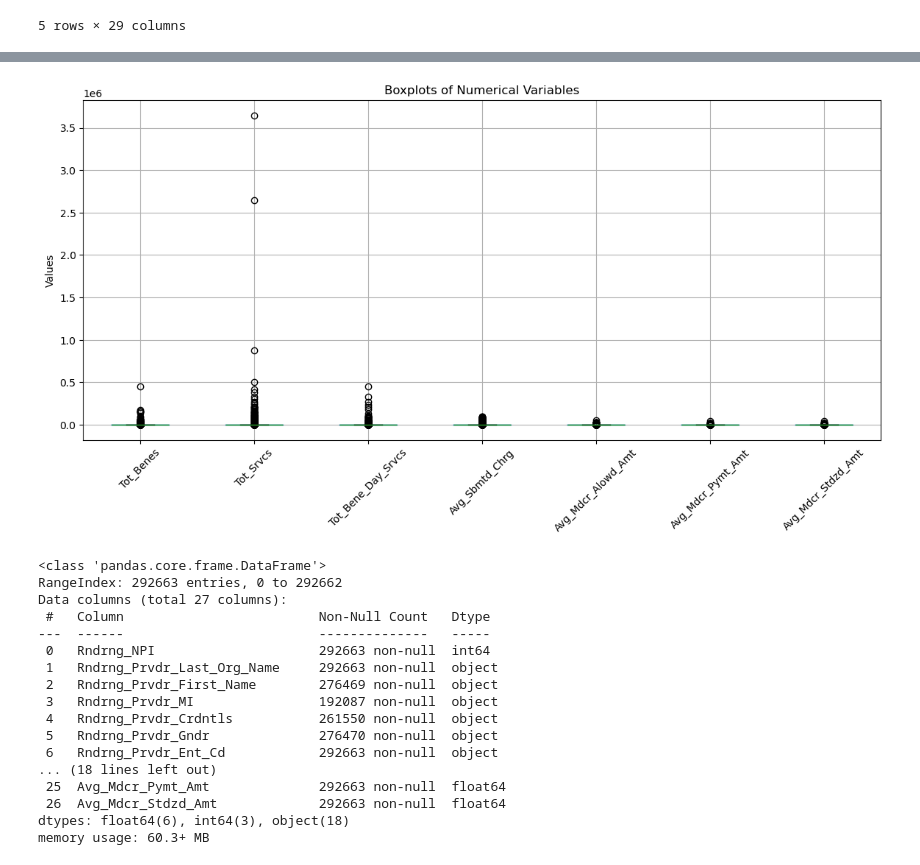
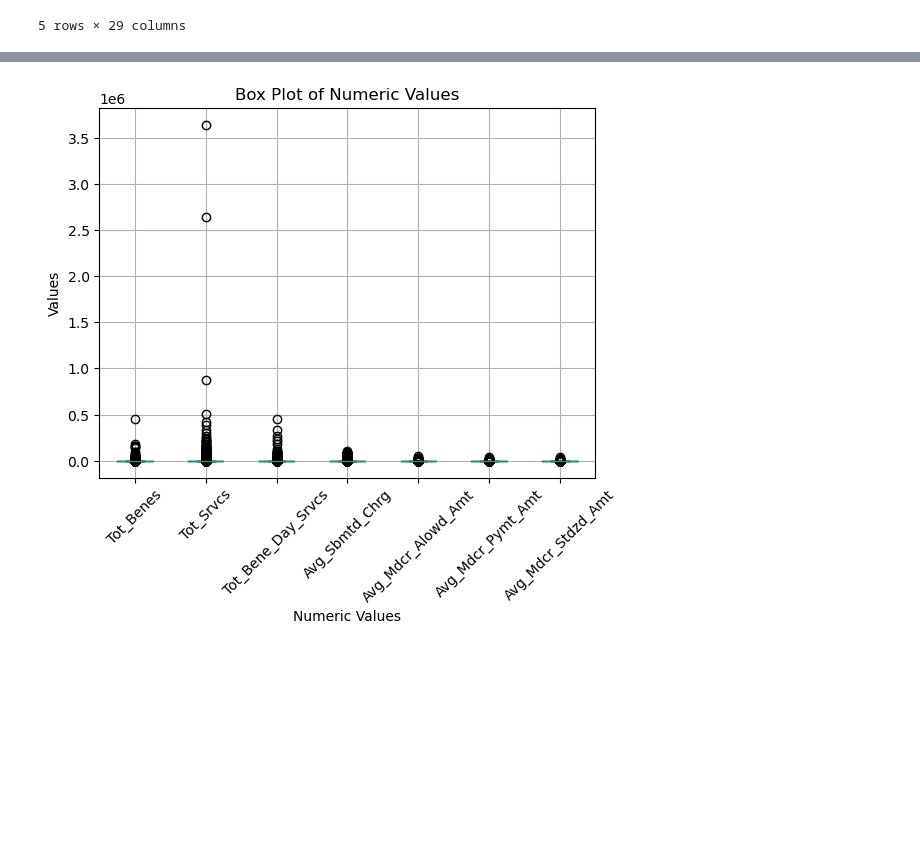
Before and after one commit to ristakhadka013/healthcare-provider-utilization-analysis, a Jupyter notebook: python/cleaned_CMS_data.ipynb, the cells around one changed output, grey strips where cells are left out. Saved outputs shown, nothing was run; the diff lists cells and outputs as text; code cells hidden in the pictures; blank space fills up the shorter version.

```diff
--- a/python/cleaned_CMS_data.ipynb
+++ b/python/cleaned_CMS_data.ipynb
@@ -266,0 +155,7 @@ df[numeric_columns].describe()
+# %%
+df['first_name_missing_individual'] = (
+    (df['Rndrng_Prvdr_Ent_Cd'] != 'O')
+     &
+     df['Rndrng_Prvdr_First_Name'].isna()
+)
+# retained and flagged it
@@ -266,0 +241,6 @@ df[numeric_columns].describe()
+# %%
+df['credential_missing_individual'] = (
+    (df['Rndrng_Prvdr_Crdntls'].isna())
+    &
+    (df['Rndrng_Prvdr_Ent_Cd'] == 'I')
+)
@@ -266,0 +305,4 @@ df[numeric_columns].describe()
+# %%
+df = df.drop(columns = 'Rndrng_Prvdr_St2')
+
+# deleted it because there are 78% missing value and the field was not relevant to the project's provider utilization, cost, and payment analysis.
@@ -267,2 +354,16 @@ df[numeric_columns].describe()
 # %%
 import matplotlib.pyplot as plt
+# %%
+numeric_column = [
+    'Tot_Benes',
+    'Tot_Srvcs',
+    'Tot_Bene_Day_Srvcs',
+    'Avg_Sbmtd_Chrg',
+    'Avg_Mdcr_Alowd_Amt',
+    'Avg_Mdcr_Pymt_Amt',
+    'Avg_Mdcr_Stdzd_Amt'
+]
+
+pd.set_option('display.float_format', '{:.2f}'.format)
+
+df[numeric_column].describe()
@@ -269,29 +396,9 @@ import matplotlib.pyplot as plt
 # %%
-df[numeric_columns].boxplot(figsize=(14, 6), rot=45)
-
-plt.title("Boxplots of Numerical Variables")
-plt.ylabel("Values")
+df[numeric_column].boxplot(rot=45)
+plt.title('Box Plot of Numeric Values')
+plt.xlabel('Numeric Values')
+plt.ylabel('Values')
 plt.show()
 # %% [output]
-[figure, old version]
+[figure, new version]
-# %%
-df.info()
-# %% [output]
-<class 'pandas.core.frame.DataFrame'>
-RangeIndex: 292663 entries, 0 to 292662
-Data columns (total 27 columns):
- #   Column                         Non-Null Count   Dtype
----  ------                         --------------   -----
- 0   Rndrng_NPI                     292663 non-null  int64
- 1   Rndrng_Prvdr_Last_Org_Name     292663 non-null  object
- 2   Rndrng_Prvdr_First_Name        276469 non-null  object
- 3   Rndrng_Prvdr_MI                192087 non-null  object
- 4   Rndrng_Prvdr_Crdntls           261550 non-null  object
- 5   Rndrng_Prvdr_Gndr              276470 non-null  object
- 6   Rndrng_Prvdr_Ent_Cd            292663 non-null  object
-... (18 lines left out)
- 25  Avg_Mdcr_Pymt_Amt              292663 non-null  float64
- 26  Avg_Mdcr_Stdzd_Amt             292663 non-null  float64
-dtypes: float64(6), int64(3), object(18)
-memory usage: 60.3+ MB
 # %%
```
Also changed, not shown: parts of 41 cells of this notebook.
